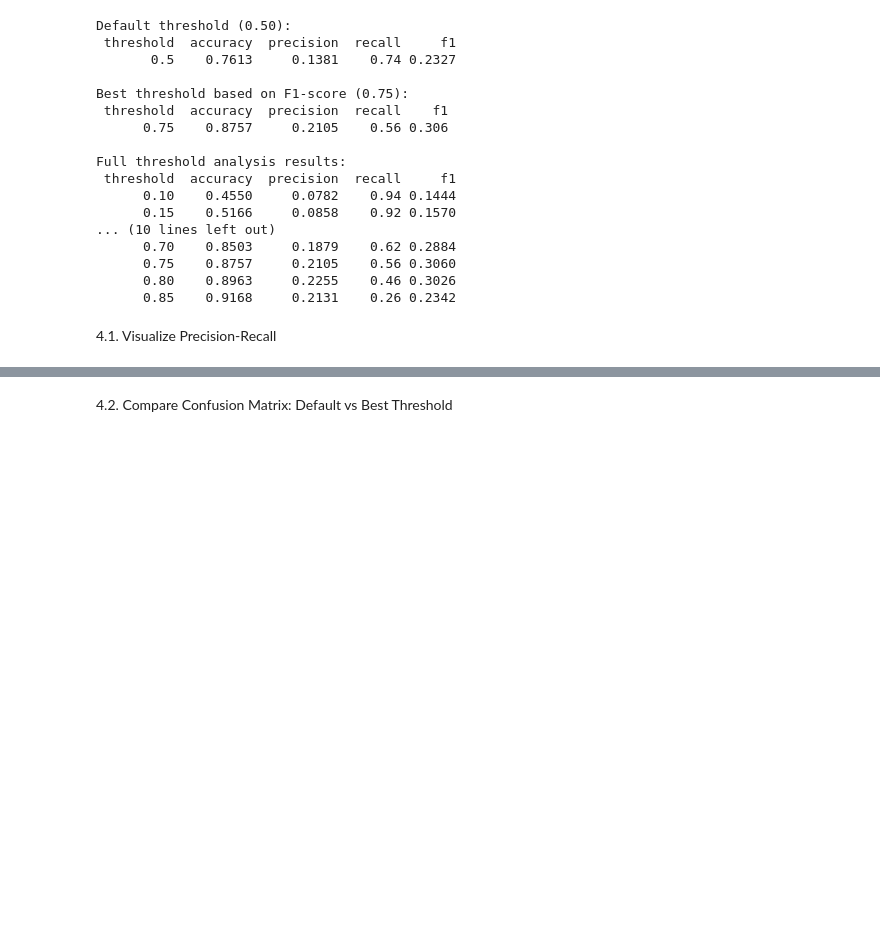
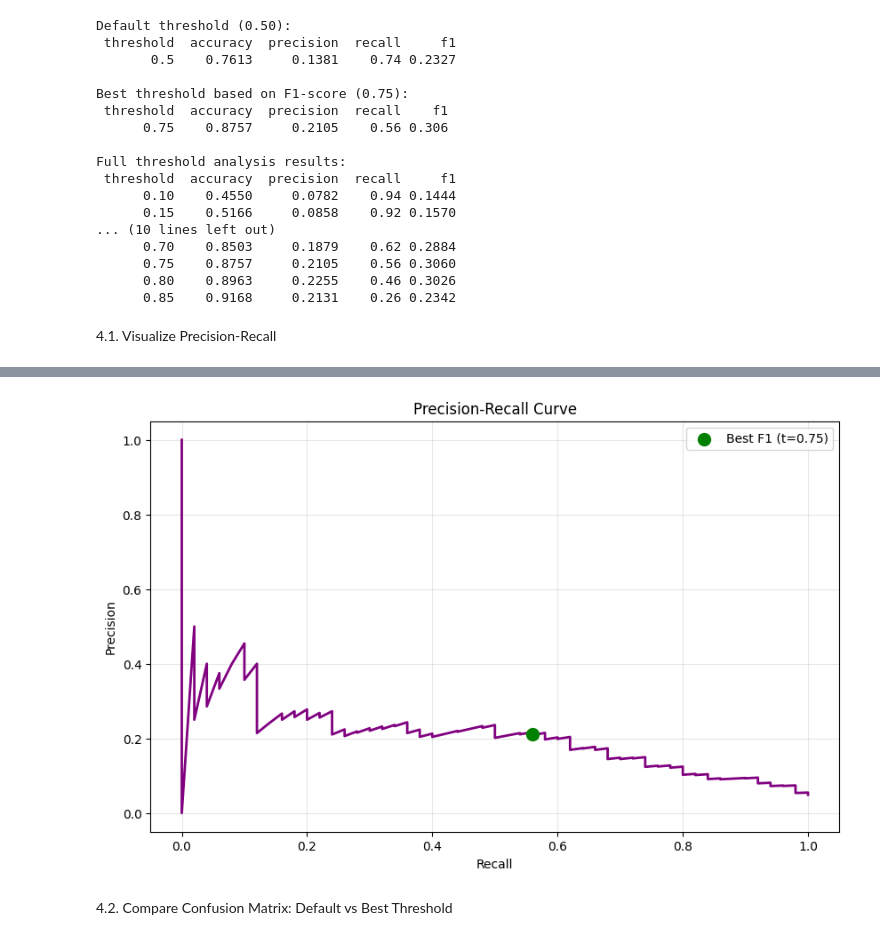
Before and after one commit to ntdat08/stroke-prediction, a Jupyter notebook: notebooks/model_training.ipynb, the cells around one changed output, grey strips where cells are left out. Drawn from its saved outputs; the diff is of its cells as text; code cells hidden in the pictures; blank space fills up the shorter version.

```diff
--- a/notebooks/model_training.ipynb
+++ b/notebooks/model_training.ipynb
@@ -332,3 +383,24 @@ plt.show()
+# %%
+# Biểu đồ 2: PR Curve
+plt.figure(figsize=(10, 6))
+precision_vals, recall_vals, pr_thresholds = precision_recall_curve(y_test, y_prob_lr)
+plt.plot(recall_vals, precision_vals, color='purple', lw=2)
+
+# Đánh dấu điểm best threshold
+best_t = df_results.loc[best_idx, 'threshold']
+best_p = df_results.loc[best_idx, 'precision']
+best_r = df_results.loc[best_idx, 'recall']
+
+plt.scatter(best_r, best_p, color='green', zorder=5, s=100, label=f'Best F1 (t={best_t})')
+
+plt.xlabel('Recall')
+plt.ylabel('Precision')
+plt.title('Precision-Recall Curve')
+plt.legend()
+plt.grid(True, alpha=0.3)
+plt.show()
+# %% [output]
+[figure, added]
 # %% [markdown]
 4.2. Compare Confusion Matrix: Default vs Best Threshold
 # %%
```
Also changed, not shown: parts of 4 cells of this notebook, 2 other files.
